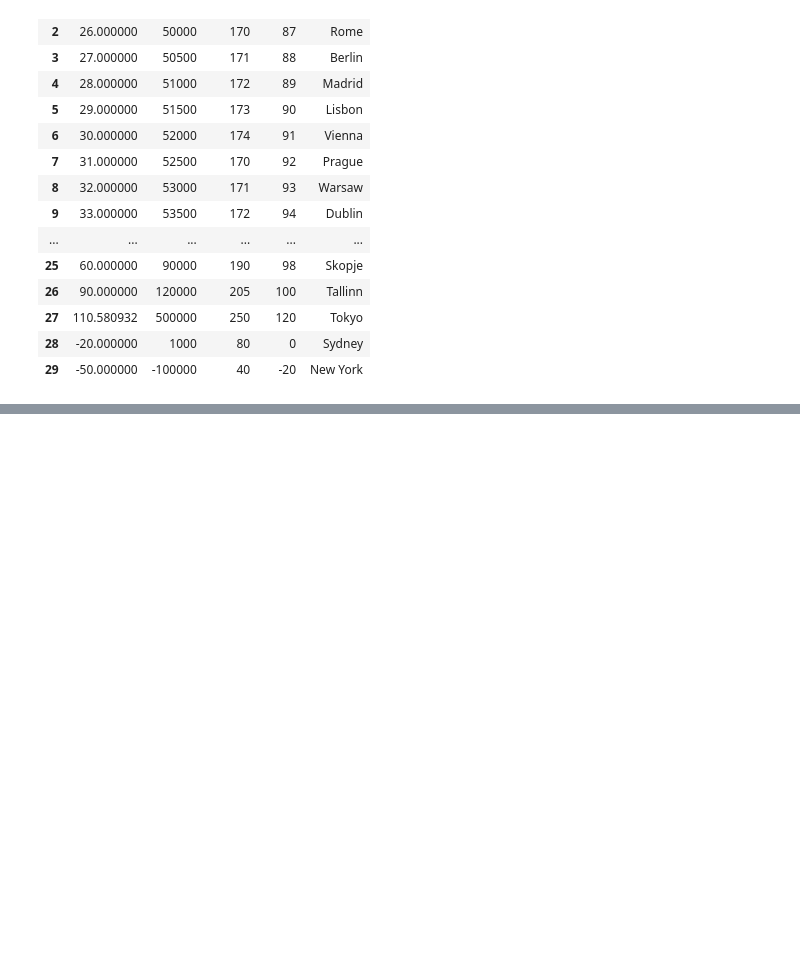
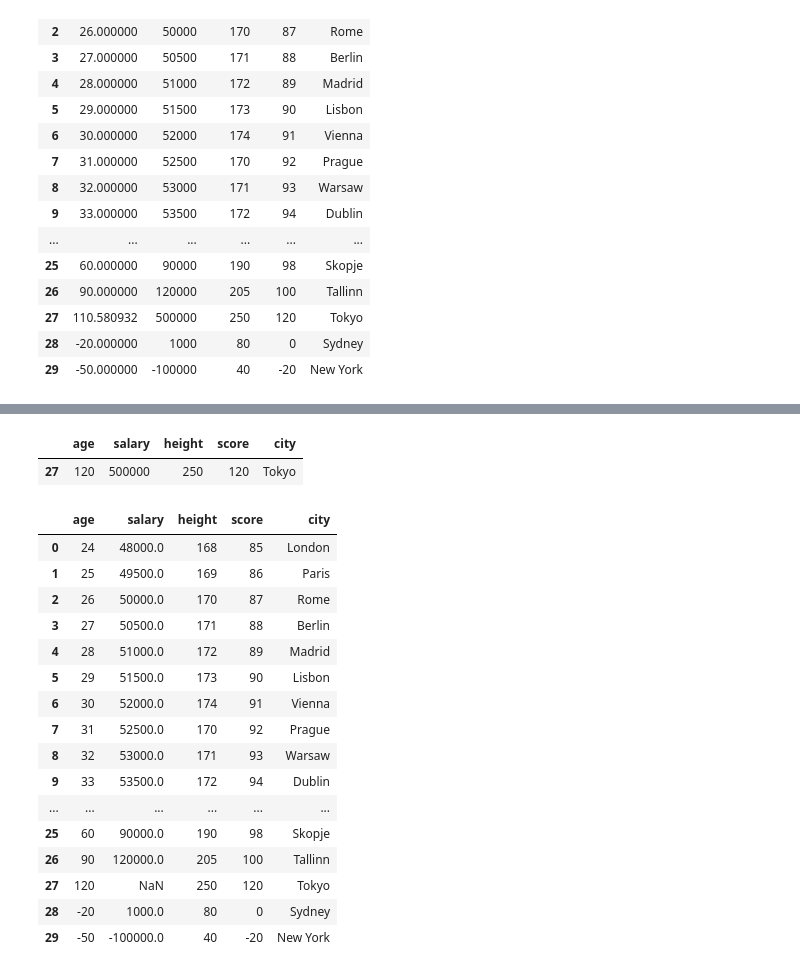
Before and after one commit to shalabi-ai/danda, a Jupyter notebook: examples/testing/outlier/handle_outliers.ipynb, the cells around one changed output, grey strips where cells are left out. Drawn from its saved outputs; the diff is of its cells as text; code cells hidden in the pictures; blank space fills up the shorter version.

```diff
--- a/examples/testing/outlier/handle_outliers.ipynb
+++ b/examples/testing/outlier/handle_outliers.ipynb
@@ -160,0 +199,31 @@ noout
+# %%
+df.loc[df["salary"]>318189]
+# %% [output]
+|  | age | salary | height | score | city |
+| 27 | 120 | 500000 | 250 | 120 | Tokyo |
+# %%
+# LET US LOOK AT salary
+# the outlier is at row 27
+salary_df = df.dg.action.handle_outliers(
+    columns=["salary"],
+    strategy="nan",
+)
+salary_df
+# %% [output]
+|  | age | salary | height | score | city |
+| 0 | 24 | 48000.0 | 168 | 85 | London |
+| 1 | 25 | 49500.0 | 169 | 86 | Paris |
+| 2 | 26 | 50000.0 | 170 | 87 | Rome |
+| 3 | 27 | 50500.0 | 171 | 88 | Berlin |
+| 4 | 28 | 51000.0 | 172 | 89 | Madrid |
+| 5 | 29 | 51500.0 | 173 | 90 | Lisbon |
+| 6 | 30 | 52000.0 | 174 | 91 | Vienna |
+| 7 | 31 | 52500.0 | 170 | 92 | Prague |
+| 8 | 32 | 53000.0 | 171 | 93 | Warsaw |
+| 9 | 33 | 53500.0 | 172 | 94 | Dublin |
+| ... | ... | ... | ... | ... | ... |
+| 25 | 60 | 90000.0 | 190 | 98 | Skopje |
+| 26 | 90 | 120000.0 | 205 | 100 | Tallinn |
+| 27 | 120 | NaN | 250 | 120 | Tokyo |
+| 28 | -20 | 1000.0 | 80 | 0 | Sydney |
+| 29 | -50 | -100000.0 | 40 | -20 | New York |
```
Also changed, not shown: parts of 2 cells of this notebook, 6 other files.
